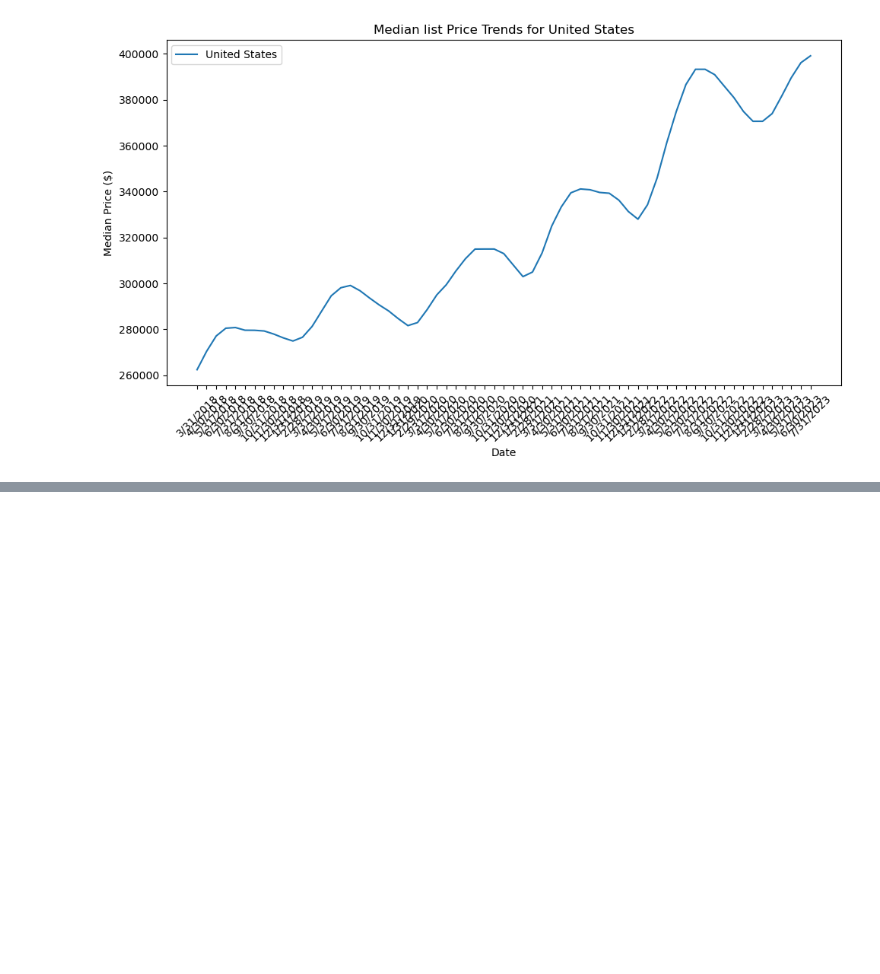
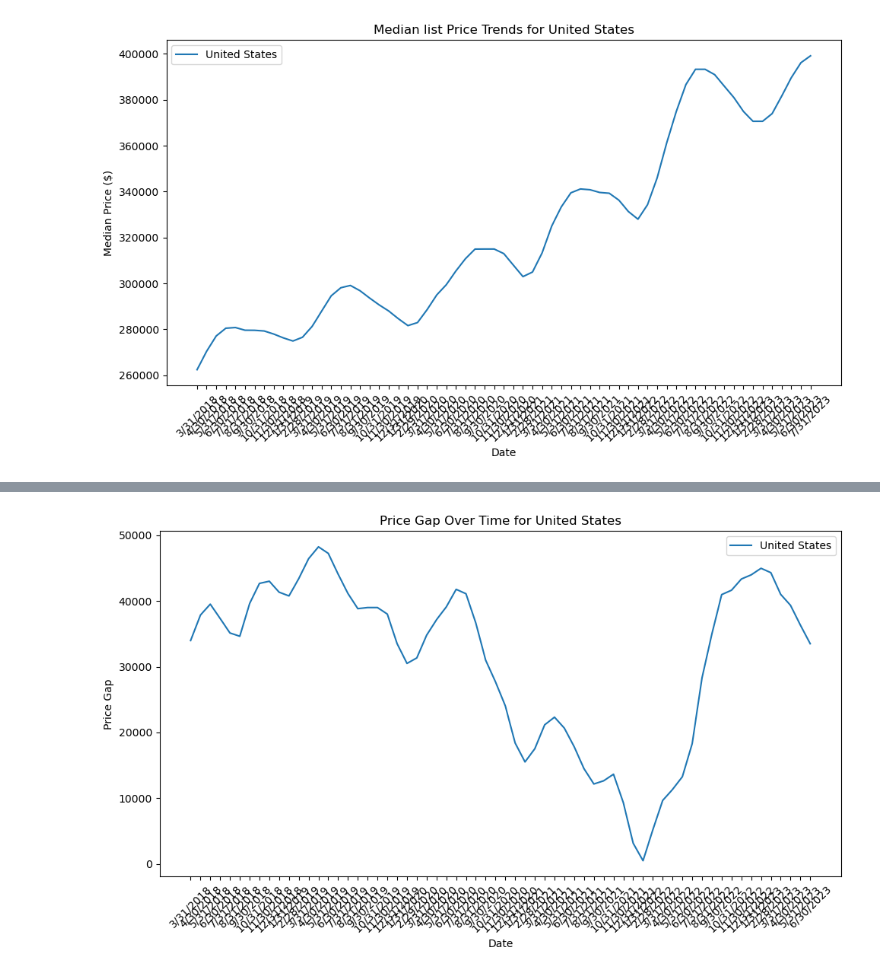
Before and after one commit to TARUNABANSALA/Zillow-Market-Analysis, a Jupyter notebook: Zillow_market_analysis.ipynb, the cells around one changed output, grey strips where cells are left out. Drawn from its saved outputs; the diff is of its cells as text; code cells hidden in the pictures; blank space fills up the shorter version.

```diff
--- a/Zillow_market_analysis.ipynb
+++ b/Zillow_market_analysis.ipynb
@@ -194,0 +220,22 @@ TypeError: unsupported operand type(s) for -: 'str' and 'str'
+# %%
+# Select a subset of states for visualization
+selected_states = ['United States']  # Add more if needed
+selected_df = price_gap_df[price_gap_df ['RegionName'].isin(selected_states)]
+
+# Extract the date columns
+date_columns = price_gap_df.columns[2:]
+# Plotting median sales price trends for selected states
+plt.figure(figsize=(10, 6))
+for index, row in selected_df.iterrows():
+    plt.plot(date_columns, row[date_columns], label=row['RegionName'])
+
+plt.title(f'Price Gap Over Time for United States')
+plt.xlabel('Date')
+plt.ylabel('Price Gap')
+plt.legend()
+plt.xticks(rotation=45)
+plt.tight_layout()
+
+plt.show()
+# %% [output]
+[figure, added]
```
Also changed, not shown: parts of 5 cells of this notebook.
